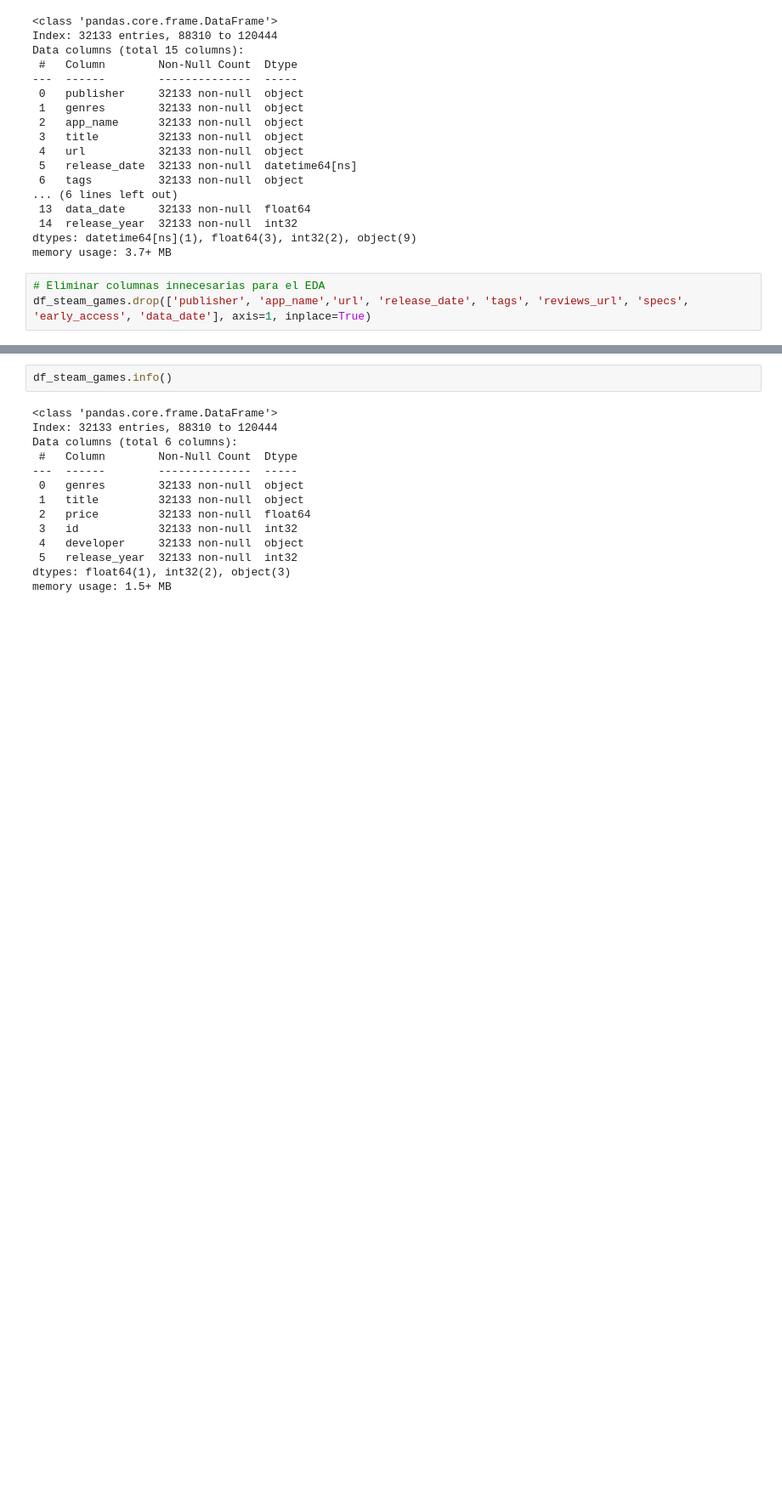
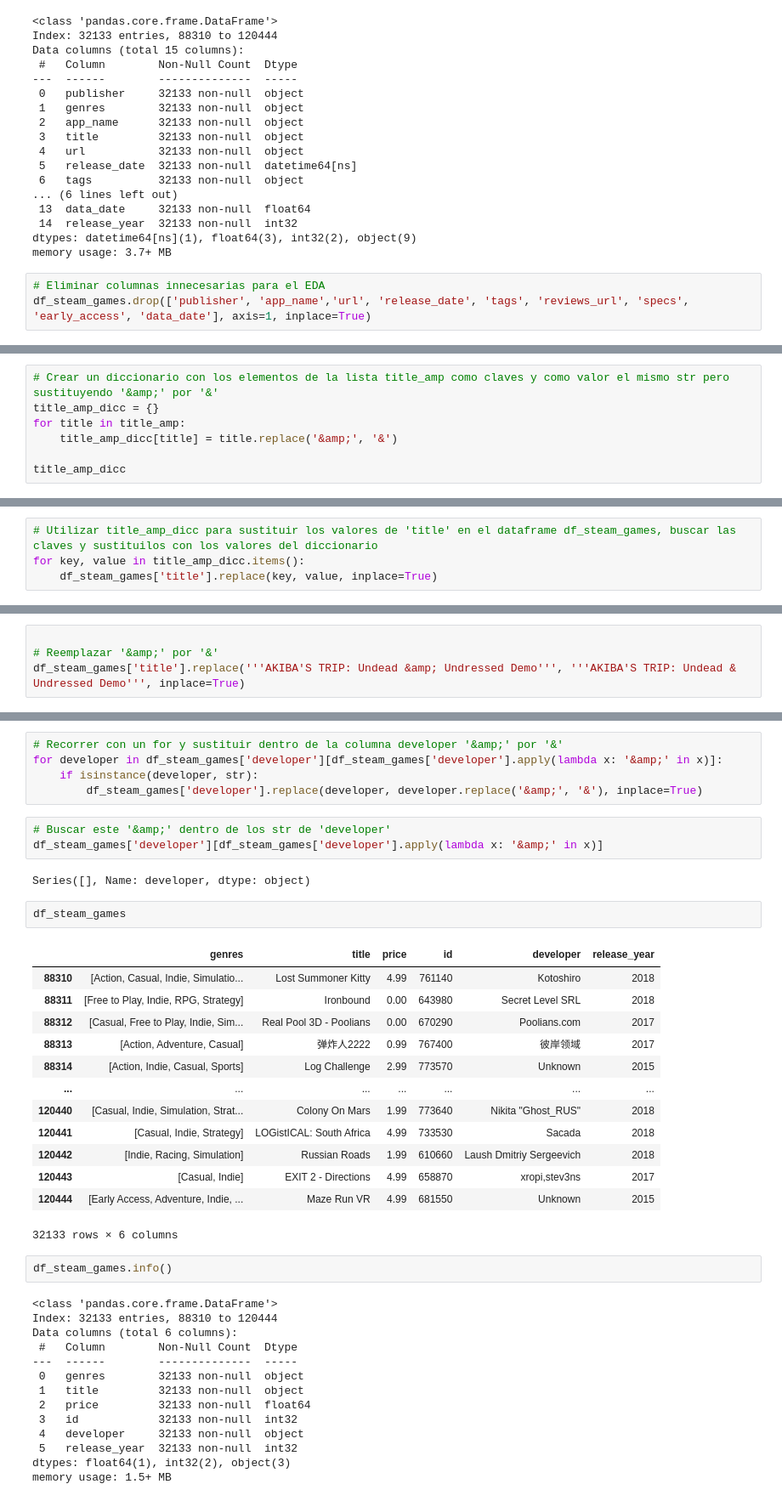
Before and after one commit to xaviac/PI_I_MLOps_STEAM, a Jupyter notebook: ETL/etl_steam_games.ipynb, the cells around one changed output, grey strips where cells are left out. Shown at 85% size. Cells and saved outputs as stored; diff of their text form; blank space fills up the shorter version.

```diff
--- a/ETL/etl_steam_games.ipynb
+++ b/ETL/etl_steam_games.ipynb
@@ -939,0 +1005,7 @@ df_steam_games.drop(['publisher', 'app_name','url', 'release_date', 'tags', 'rev
+# %%
+# Crear un diccionario con los elementos de la lista title_amp como claves y como valor el mismo str pero sustituyendo '&amp;' por '&'
+title_amp_dicc = {}
+for title in title_amp:
+    title_amp_dicc[title] = title.replace('&amp;', '&')
+
+title_amp_dicc
@@ -939,0 +1030,4 @@ df_steam_games.drop(['publisher', 'app_name','url', 'release_date', 'tags', 'rev
+# %%
+# Utilizar title_amp_dicc para sustituir los valores de 'title' en el dataframe df_steam_games, buscar las claves y sustituilos con los valores del diccionario
+for key, value in title_amp_dicc.items():
+    df_steam_games['title'].replace(key, value, inplace=True)
@@ -939,0 +1039,4 @@ df_steam_games.drop(['publisher', 'app_name','url', 'release_date', 'tags', 'rev
+# %%
+
+# Reemplazar '&amp;' por '&'
+df_steam_games['title'].replace('''AKIBA'S TRIP: Undead &amp; Undressed Demo''', '''AKIBA'S TRIP: Undead & Undressed Demo''', inplace=True)
@@ -940,3 +1064,29 @@ df_steam_games.drop(['publisher', 'app_name','url', 'release_date', 'tags', 'rev
+# %%
+# Recorrer con un for y sustituir dentro de la columna developer '&amp;' por '&'
+for developer in df_steam_games['developer'][df_steam_games['developer'].apply(lambda x: '&amp;' in x)]:
+    if isinstance(developer, str):
+        df_steam_games['developer'].replace(developer, developer.replace('&amp;', '&'), inplace=True)
+# %%
+# Buscar este '&amp;' dentro de los str de 'developer'
+df_steam_games['developer'][df_steam_games['developer'].apply(lambda x: '&amp;' in x)]
+# %% [output]
+Series([], Name: developer, dtype: object)
+# %%
+df_steam_games
+# %% [output]
+|  | genres | title | price | id | developer | release_year |
+| 88310 | [Action, Casual, Indie, Simulatio... | Lost Summoner Kitty | 4.99 | 761140 | Kotoshiro | 2018 |
+| 88311 | [Free to Play, Indie, RPG, Strategy] | Ironbound | 0.00 | 643980 | Secret Level SRL | 2018 |
+| 88312 | [Casual, Free to Play, Indie, Sim... | Real Pool 3D - Poolians | 0.00 | 670290 | Poolians.com | 2017 |
+| 88313 | [Action, Adventure, Casual] | 弹炸人2222 | 0.99 | 767400 | 彼岸领域 | 2017 |
+| 88314 | [Action, Indie, Casual, Sports] | Log Challenge | 2.99 | 773570 | Unknown | 2015 |
+| ... | ... | ... | ... | ... | ... | ... |
+| 120440 | [Casual, Indie, Simulation, Strat... | Colony On Mars | 1.99 | 773640 | Nikita "Ghost_RUS" | 2018 |
+| 120441 | [Casual, Indie, Strategy] | LOGistICAL: South Africa | 4.99 | 733530 | Sacada | 2018 |
+| 120442 | [Indie, Racing, Simulation] | Russian Roads | 1.99 | 610660 | Laush Dmitriy Sergeevich | 2018 |
+| 120443 | [Casual, Indie] | EXIT 2 - Directions | 4.99 | 658870 | xropi,stev3ns | 2017 |
+| 120444 | [Early Access, Adventure, Indie, ... | Maze Run VR | 4.99 | 681550 | Unknown | 2015 |
+32133 rows × 6 columns
 # %%
 df_steam_games.info()
 # %% [output]
```
Also changed, not shown: parts of 16 cells of this notebook, 5 other files.
